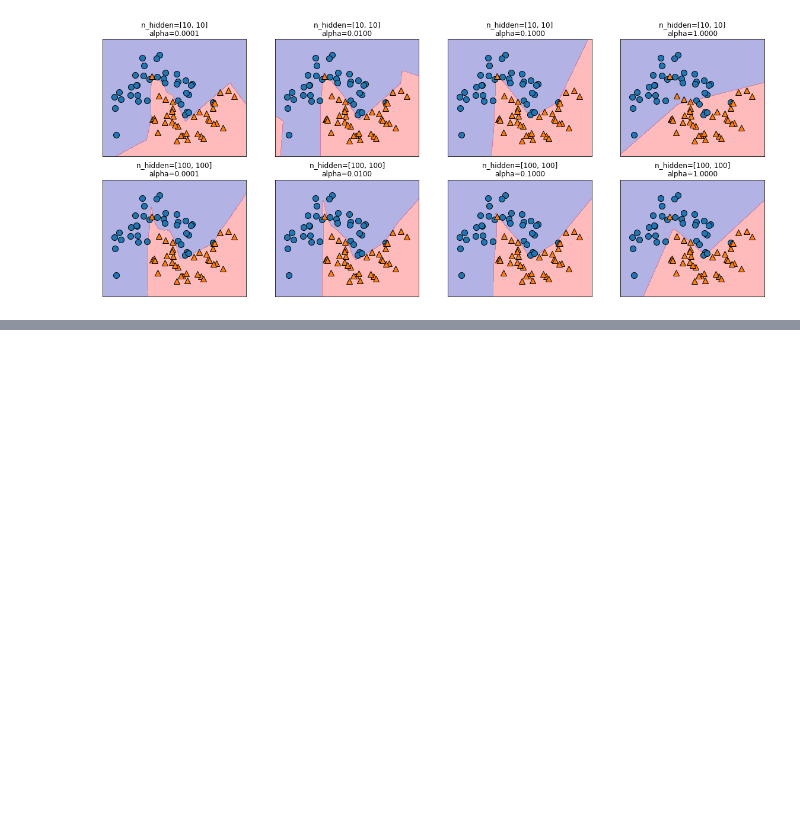
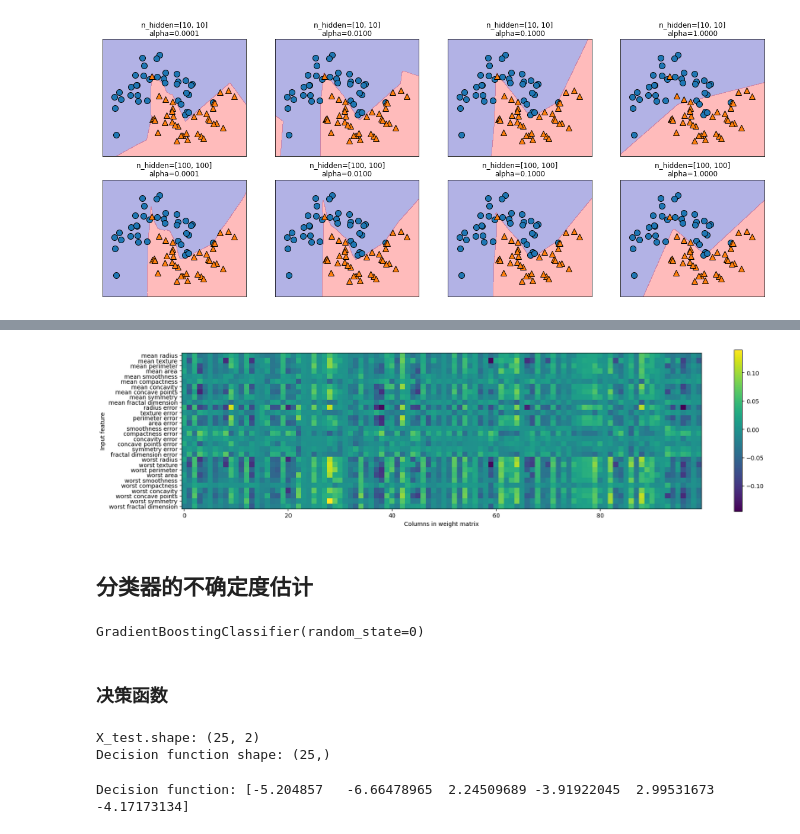
Before and after one commit to JPL-JUNO/Introduction-to-Machine-Learning-with-Python, a Jupyter notebook: Codes/Ch2.ipynb, the cells around one changed output, grey strips where cells are left out. Cells and saved outputs as stored; diff of their text form; code cells hidden in the pictures; blank space fills up the shorter version.

```diff
--- a/Codes/Ch2.ipynb
+++ b/Codes/Ch2.ipynb
@@ -1137,0 +1197,38 @@ Increase the number of iterations (max_iter) or scale the data as shown in:
+# %%
+plt.figure(figsize=(20, 5))
+plt.imshow(mlp.coefs_[0], interpolation='none', cmap='viridis')
+plt.yticks(range(30), cancer.feature_names)
+plt.xlabel("Columns in weight matrix")
+plt.ylabel("Input feature")
+plt.colorbar()
+plt.show()
+# %% [output]
+[figure, added]
+# %% [markdown]
+## 分类器的不确定度估计
+# %%
+from sklearn.ensemble import GradientBoostingClassifier
+from sklearn.datasets import make_circles
+
+X, y = make_circles(noise=.25, factor=.5, random_state=1)
+# 将 y 中的1转为red, 0转为blue
+y_named = np.array(['blue', 'red'])[y]
+# _, _, y_train, y_test = train_test_split(X, y_named, random_state=42)
+X_train, X_test, y_train_named, y_test_named = train_test_split(X, y_named, random_state=42)
+
+gbrt = GradientBoostingClassifier(random_state=0)
+gbrt.fit(X_train, y_train_named)
+# %% [output]
+GradientBoostingClassifier(random_state=0)
+# %% [markdown]
+### 决策函数
+# %%
+print('X_test.shape: {}'.format(X_test.shape))
+print('Decision function shape: {}'.format(gbrt.decision_function(X_test).shape))
+# %% [output]
+X_test.shape: (25, 2)
+Decision function shape: (25,)
+# %%
+print('Decision function:', gbrt.decision_function(X_test)[:6])
+# %% [output]
+Decision function: [-5.204857   -6.66478965  2.24509689 -3.91922045  2.99531673 -4.17173134]
```
Also changed, not shown: parts of 29 cells of this notebook, 7 other files.
